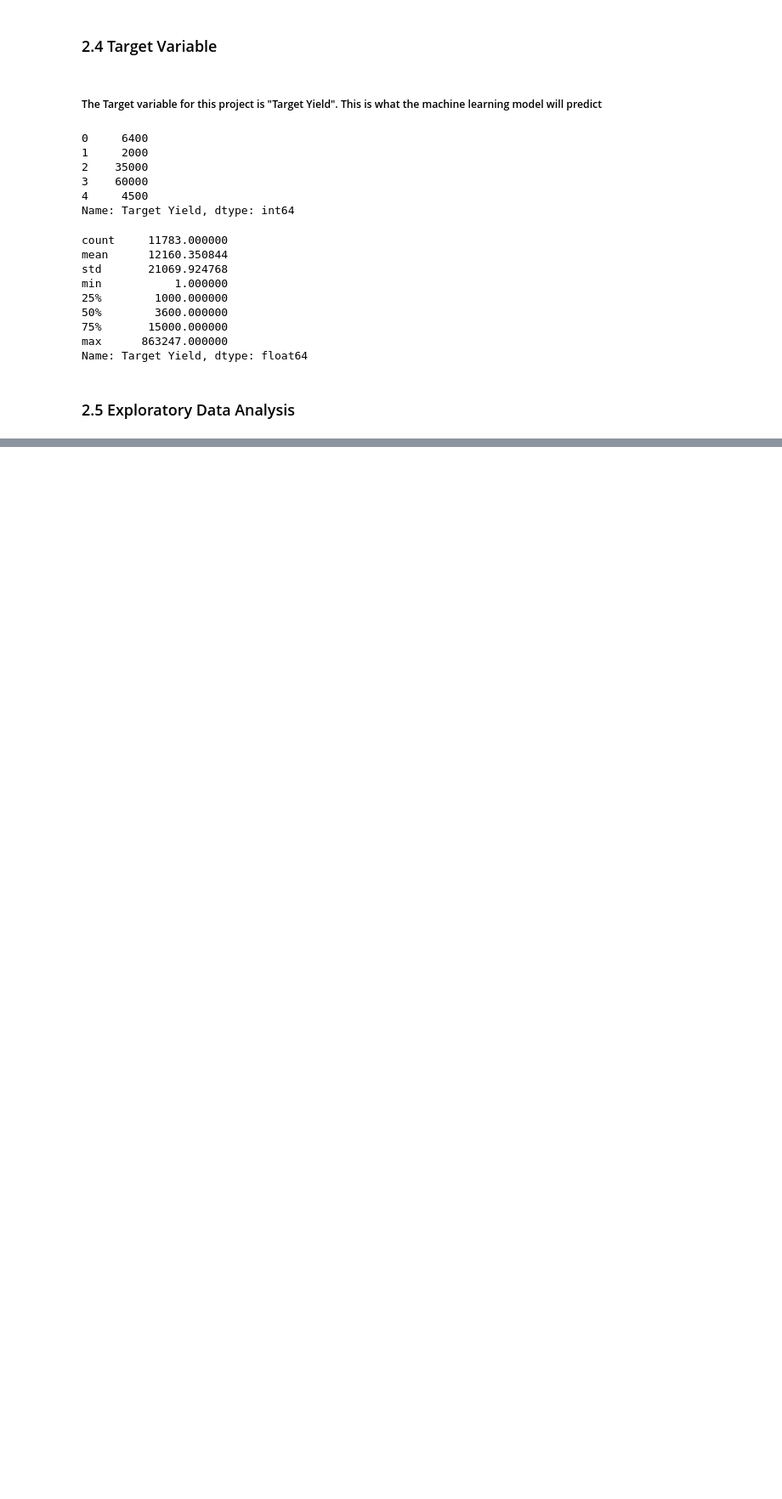
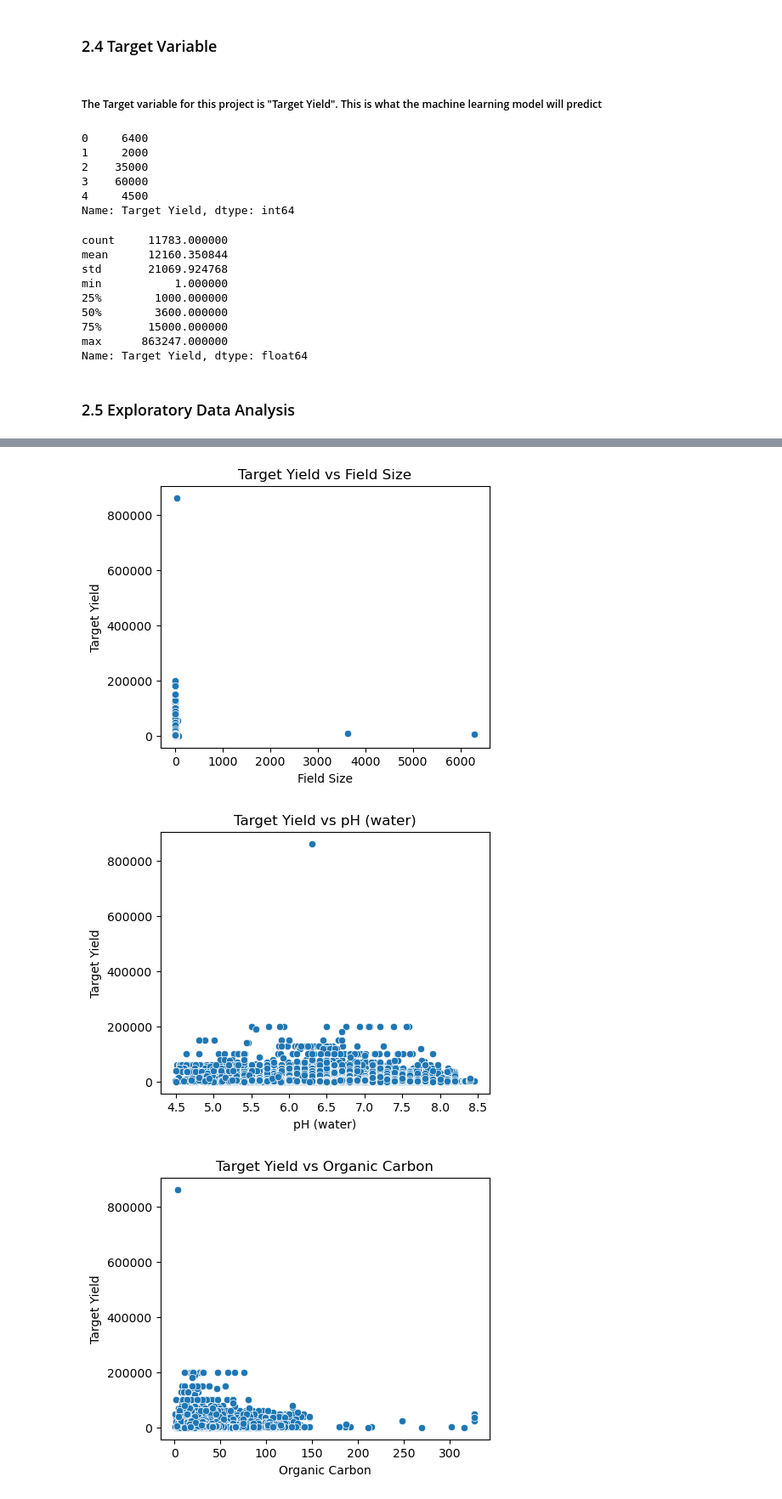
Before and after one commit to Esther-Margaret-Mwangi/Epochs, a Jupyter notebook: notebook/notebook.ipynb, the cells around one changed output, grey strips where cells are left out. Shown at 85% size. Cells and saved outputs as stored; diff of their text form; code cells hidden in the pictures; blank space fills up the shorter version.

```diff
--- a/notebook/notebook.ipynb
+++ b/notebook/notebook.ipynb
@@ -859,0 +966,19 @@ Name: Target Yield, dtype: float64
+# %%
+variables = numeric_cols.drop("Target Yield")
+
+for col in variables:
+
+    plt.figure(figsize=(5,4))
+
+    sns.scatterplot(
+        x=df[col],
+        y=df["Target Yield"]
+    )
+
+    plt.title(f"Target Yield vs {col}")
+
+    plt.show()
+# %% [output]
+[figure, added]
+[figure, added]
+[figure, added]
```
Also changed, not shown: parts of 15 cells of this notebook.
